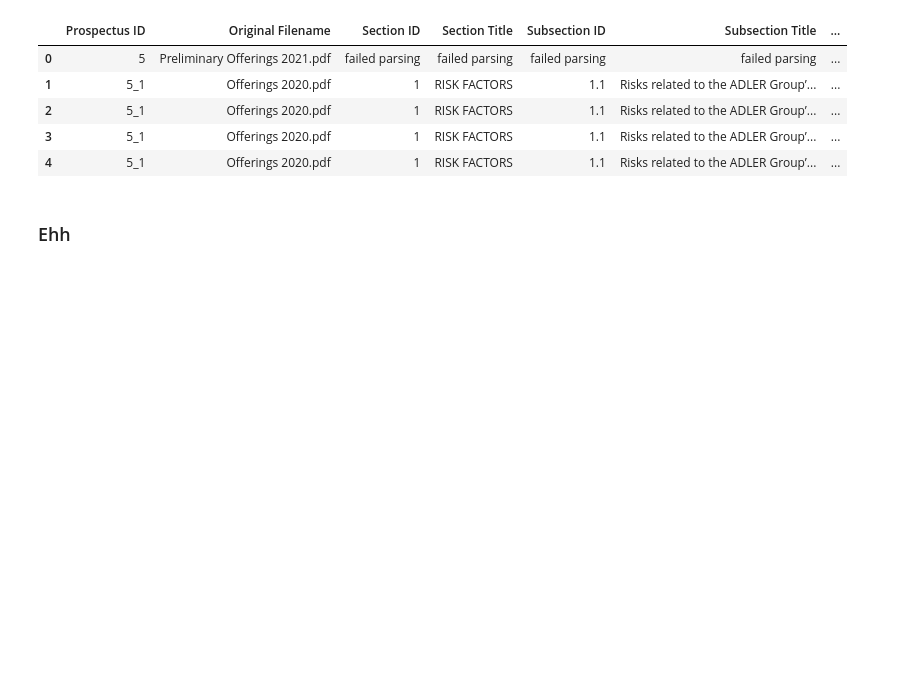
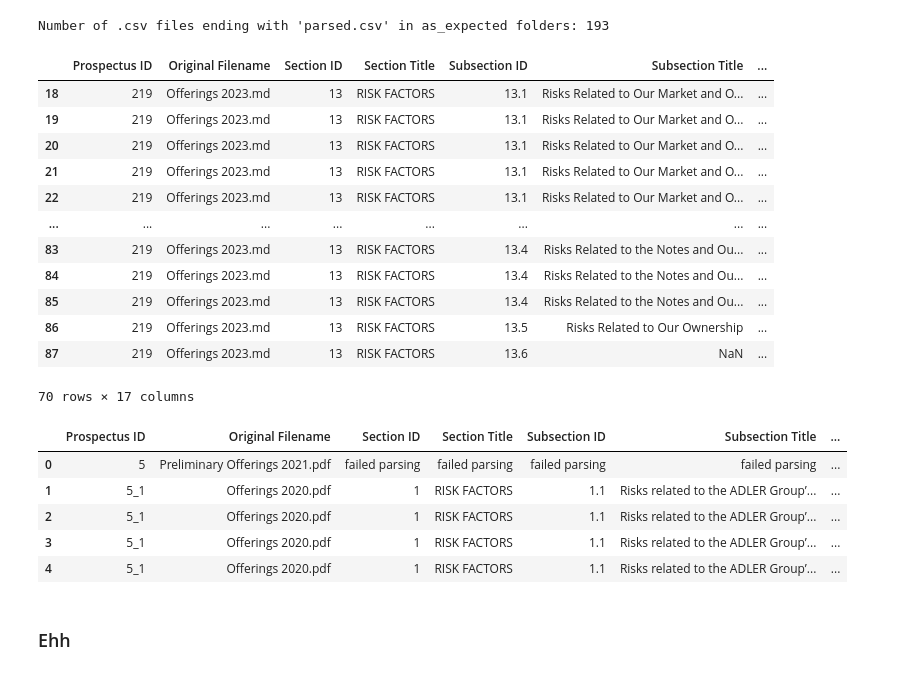
Before and after one commit to pierrehogenhaug/mester, a Jupyter notebook: notebooks/dataset_statistics.ipynb, the cells around one changed output. Cells and saved outputs as stored; diff of their text form; code cells hidden in the pictures; blank space fills up the shorter version.

Commit message:
add new statistics print statements

```diff
--- a/notebooks/dataset_statistics.ipynb
+++ b/notebooks/dataset_statistics.ipynb
@@ -6,3 +58,40 @@ import seaborn as sns
+# %%
+project_root = "../"
+processed_root = os.path.join(project_root, "data", "processed")
+
+# List to hold full paths of CSV files ending with "parsed.csv"
+parsed_csv_files = []
+
+for root, dirs, files in os.walk(processed_root):
+    # Check if the current directory is named "as_expected"
+    if os.path.basename(root) == "as_expected":
+        for f in files:
+            # Check if file name ends with "parsed.csv" (case-insensitive)
+            if f.lower().endswith("parsed.csv"):
+                csv_path = os.path.join(root, f)
+                parsed_csv_files.append(csv_path)
+
+print("Number of .csv files ending with 'parsed.csv' in as_expected folders:", len(parsed_csv_files))
+# %% [output]
+Number of .csv files ending with 'parsed.csv' in as_expected folders: 193
+# %%
+# Offerings 2023_parsed_1.csv
+df = pd.read_csv('../data/processed/219/as_expected/Offerings 2023_parsed.csv')
+df[df["Section Title"]=="RISK FACTORS"]
+# %% [output]
+|  | Prospectus ID | Original Filename | Section ID | Section Title | Subsection ID | Subsection Title | ... |
+| 18 | 219 | Offerings 2023.md | 13 | RISK FACTORS | 13.1 | Risks Related to Our Market and O... | ... |
+| 19 | 219 | Offerings 2023.md | 13 | RISK FACTORS | 13.1 | Risks Related to Our Market and O... | ... |
+| 20 | 219 | Offerings 2023.md | 13 | RISK FACTORS | 13.1 | Risks Related to Our Market and O... | ... |
+| 21 | 219 | Offerings 2023.md | 13 | RISK FACTORS | 13.1 | Risks Related to Our Market and O... | ... |
+| 22 | 219 | Offerings 2023.md | 13 | RISK FACTORS | 13.1 | Risks Related to Our Market and O... | ... |
+| ... | ... | ... | ... | ... | ... | ... | ... |
+| 83 | 219 | Offerings 2023.md | 13 | RISK FACTORS | 13.4 | Risks Related to the Notes and Ou... | ... |
+| 84 | 219 | Offerings 2023.md | 13 | RISK FACTORS | 13.4 | Risks Related to the Notes and Ou... | ... |
+| 85 | 219 | Offerings 2023.md | 13 | RISK FACTORS | 13.4 | Risks Related to the Notes and Ou... | ... |
+| 86 | 219 | Offerings 2023.md | 13 | RISK FACTORS | 13.5 | Risks Related to Our Ownership | ... |
+| 87 | 219 | Offerings 2023.md | 13 | RISK FACTORS | 13.6 | NaN | ... |
+70 rows × 17 columns
 # %%
 df = pd.read_csv('../data/prospectuses_data.csv')
 
```
Also changed, not shown: parts of 2 cells of this notebook.
